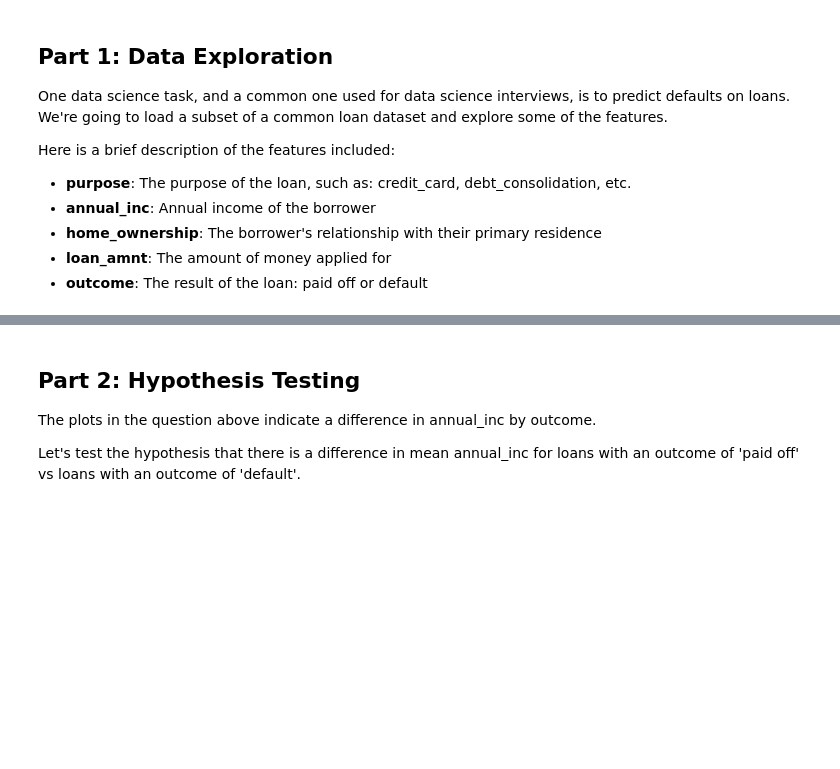
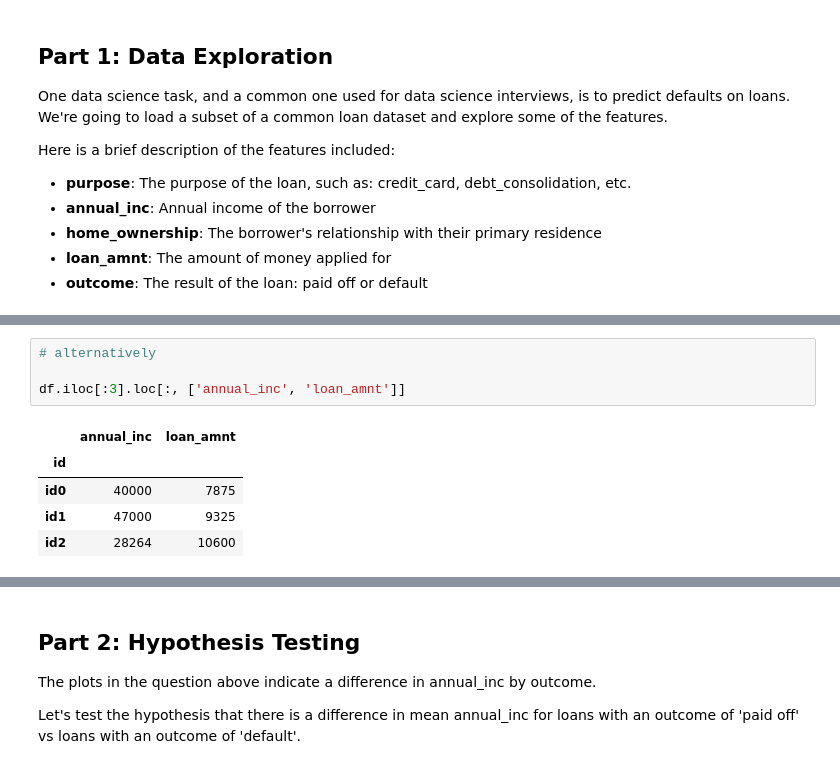
Before and after one commit to ZhaoJackson/Data_Science_, a Jupyter notebook: homeworks/hw_1/notebooks/Homework_1-zz3119.ipynb, the cells around one changed output, grey strips where cells are left out. Drawn from its saved outputs; the diff is of its cells as text; blank space fills up the shorter version.

```diff
--- a/homeworks/hw_1/notebooks/Homework_1-zz3119.ipynb
+++ b/homeworks/hw_1/notebooks/Homework_1-zz3119.ipynb
@@ -275,0 +66,10 @@ plt.show()
+# %%
+# alternatively
+
+df.iloc[:3].loc[:, ['annual_inc', 'loan_amnt']]
+# %% [output]
+|  | annual_inc | loan_amnt |
+| id |  |  |
+| id0 | 40000 | 7875 |
+| id1 | 47000 | 9325 |
+| id2 | 28264 | 10600 |
```
Also changed, not shown: parts of 42 cells of this notebook, 4 other files.
